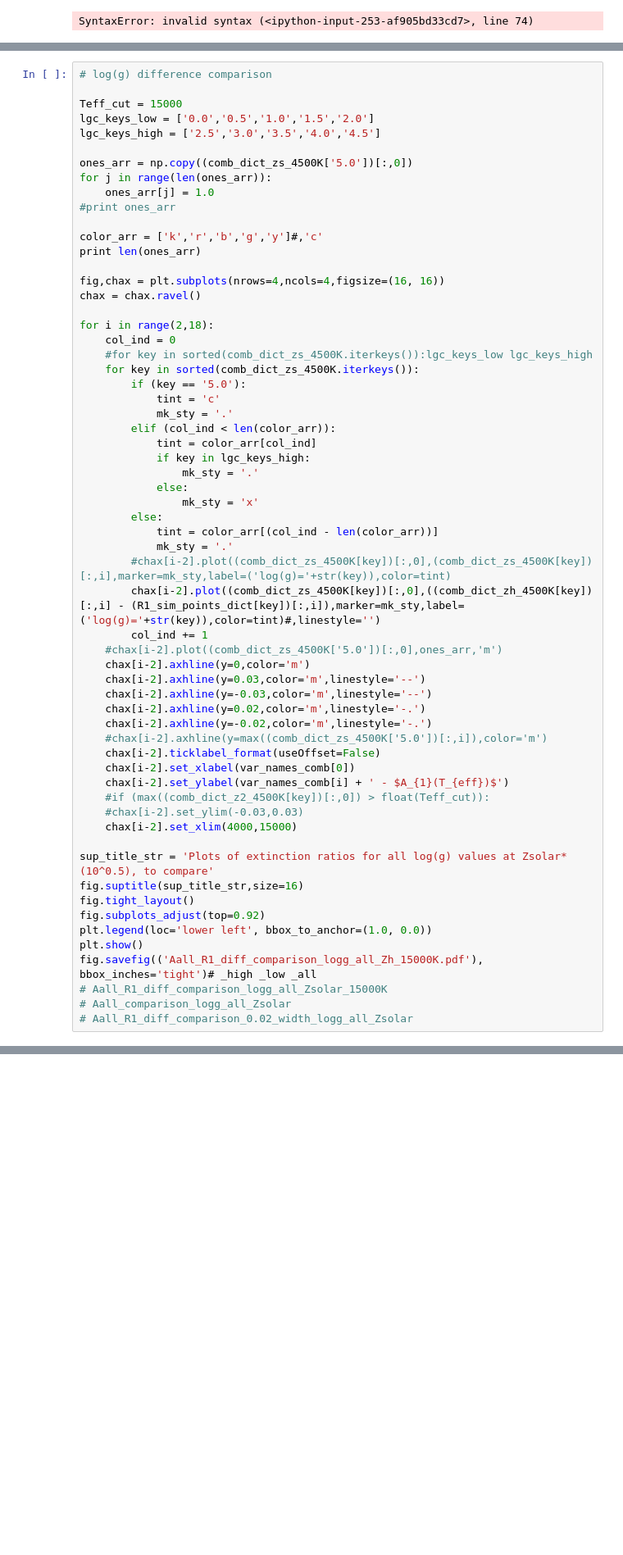
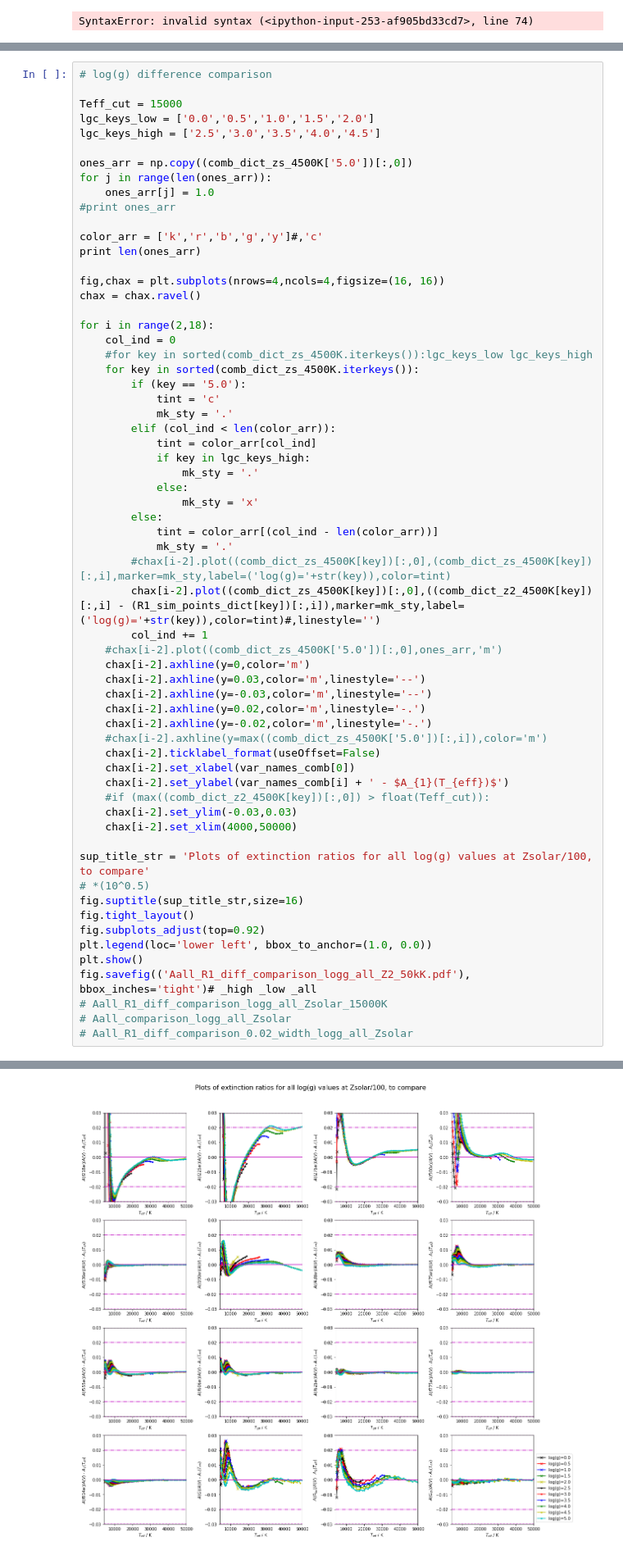
Before and after one commit to AlexlwAstro/phd_work, a Jupyter notebook: gaia_spectra_plots.ipynb, the cells around one changed output, grey strips where cells are left out. Shown at 82% size. Drawn from its saved outputs; the diff is of its cells as text; blank space fills up the shorter version.

```diff
--- a/gaia_spectra_plots.ipynb
+++ b/gaia_spectra_plots.ipynb
@@ -2855,7 +2836,7 @@ for i in range(2,18):
             tint = color_arr[(col_ind - len(color_arr))]
             mk_sty = '.'
         #chax[i-2].plot((comb_dict_zs_4500K[key])[:,0],(comb_dict_zs_4500K[key])[:,i],marker=mk_sty,label=('log(g)='+str(key)),color=tint)
-        chax[i-2].plot((comb_dict_zs_4500K[key])[:,0],((comb_dict_zh_4500K[key])[:,i] - (R1_sim_points_dict[key])[:,i]),marker=mk_sty,label=('log(g)='+str(key)),color=tint)#,linestyle='')
+        chax[i-2].plot((comb_dict_zs_4500K[key])[:,0],((comb_dict_z2_4500K[key])[:,i] - (R1_sim_points_dict[key])[:,i]),marker=mk_sty,label=('log(g)='+str(key)),color=tint)#,linestyle='')
         col_ind += 1
     #chax[i-2].plot((comb_dict_zs_4500K['5.0'])[:,0],ones_arr,'m')
     chax[i-2].axhline(y=0,color='m')
@@ -2868,16 +2849,18 @@ for i in range(2,18):
     chax[i-2].set_xlabel(var_names_comb[0])
     chax[i-2].set_ylabel(var_names_comb[i] + ' - $A_{1}(T_{eff})$')
     #if (max((comb_dict_z2_4500K[key])[:,0]) > float(Teff_cut)):
-    #chax[i-2].set_ylim(-0.03,0.03)
-    chax[i-2].set_xlim(4000,15000)
+    chax[i-2].set_ylim(-0.03,0.03)
+    chax[i-2].set_xlim(4000,50000)
 
-sup_title_str = 'Plots of extinction ratios for all log(g) values at Zsolar*(10^0.5), to compare'
+sup_title_str = 'Plots of extinction ratios for all log(g) values at Zsolar/100, to compare'
+# *(10^0.5)
 fig.suptitle(sup_title_str,size=16)
 fig.tight_layout()
 fig.subplots_adjust(top=0.92)
 plt.legend(loc='lower left', bbox_to_anchor=(1.0, 0.0))
 plt.show()
-fig.savefig(('Aall_R1_diff_comparison_logg_all_Zh_15000K.pdf'), bbox_inches='tight')# _high _low _all
+fig.savefig(('Aall_R1_diff_comparison_logg_all_Z2_50kK.pdf'), bbox_inches='tight')# _high _low _all
 # Aall_R1_diff_comparison_logg_all_Zsolar_15000K
 # Aall_comparison_logg_all_Zsolar
 # Aall_R1_diff_comparison_0.02_width_logg_all_Zsolar
+# %% [output]
@@ -2883,0 +2868 @@ fig.savefig(('Aall_R1_diff_comparison_logg_all_Zh_15000K.pdf'), bbox_inches='tig
+[figure, added]
```
Also changed, not shown: parts of 9 cells of this notebook, 7 other files.
